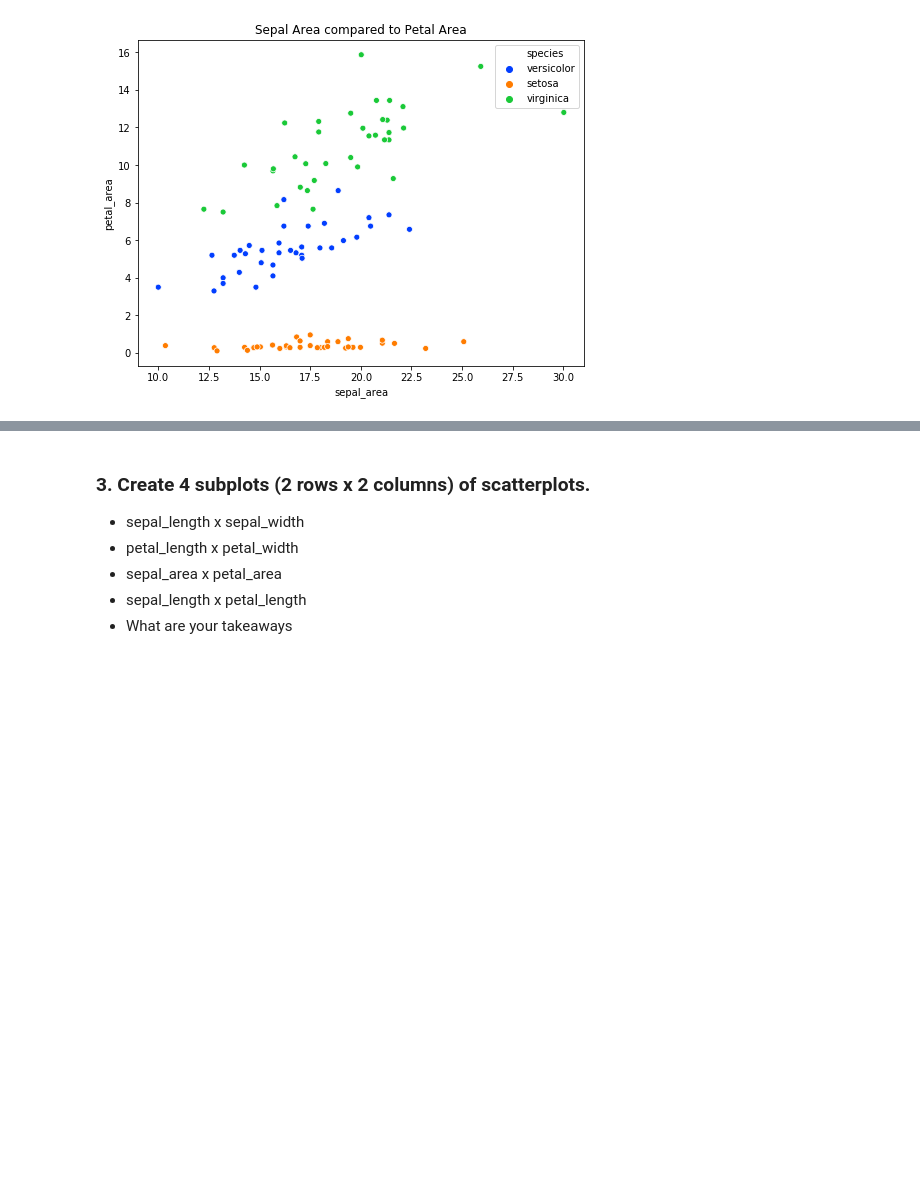
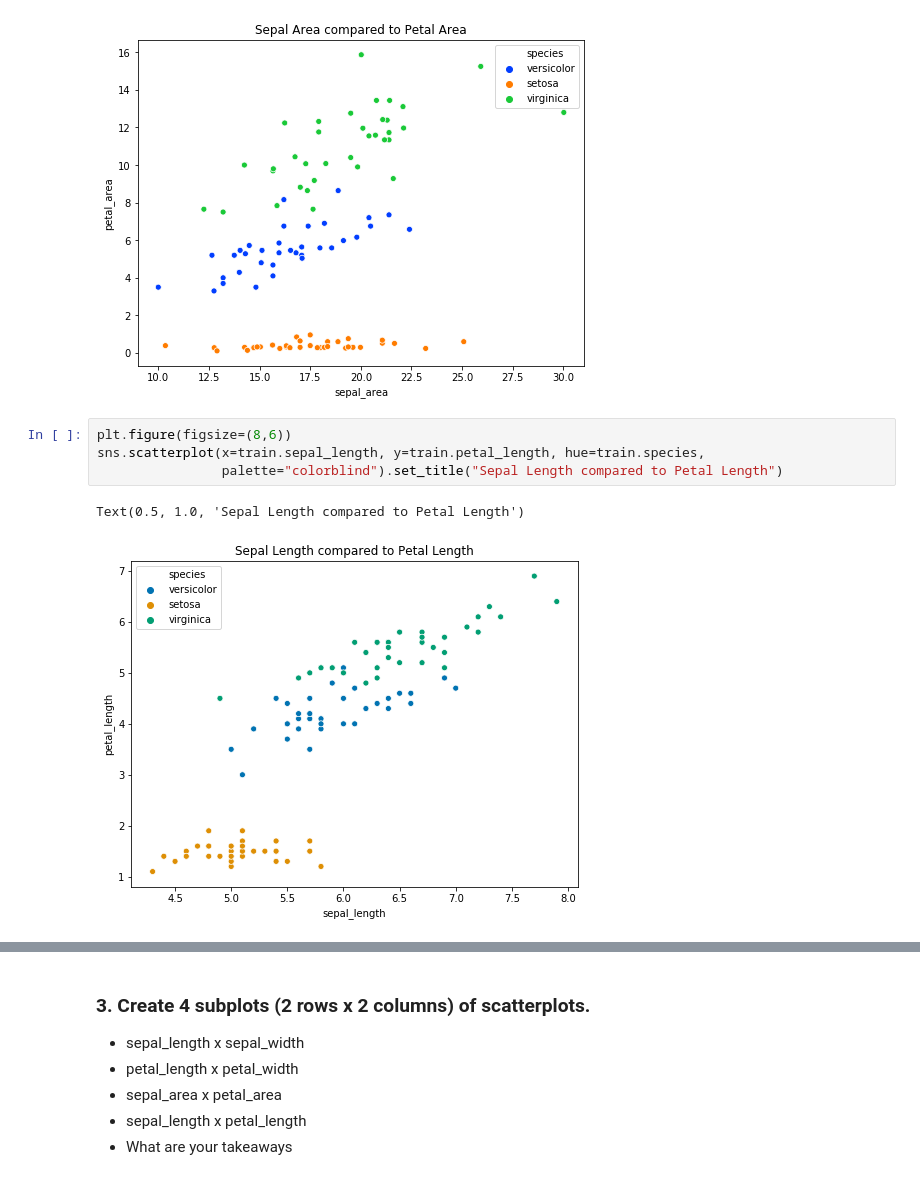
Before and after one commit to george887/classification_exercises, a Jupyter notebook: classification_exercises.ipynb, the cells around one changed output, grey strips where cells are left out. Drawn from its saved outputs; the diff is of its cells as text; blank space fills up the shorter version.

```diff
--- a/classification_exercises.ipynb
+++ b/classification_exercises.ipynb
@@ -580,3 +590,10 @@ sns.scatterplot(x=train.sepal_area, y=train.petal_area, hue=train.species,
 # %% [output]
 Text(0.5, 1.0, 'Sepal Area compared to Petal Area')
 [figure]
+# %%
+plt.figure(figsize=(8,6))
+sns.scatterplot(x=train.sepal_length, y=train.petal_length, hue=train.species,
+                palette="colorblind").set_title("Sepal Length compared to Petal Length")
+# %% [output]
+Text(0.5, 1.0, 'Sepal Length compared to Petal Length')
+[figure, added]
```
Also changed, not shown: parts of 22 cells of this notebook.
